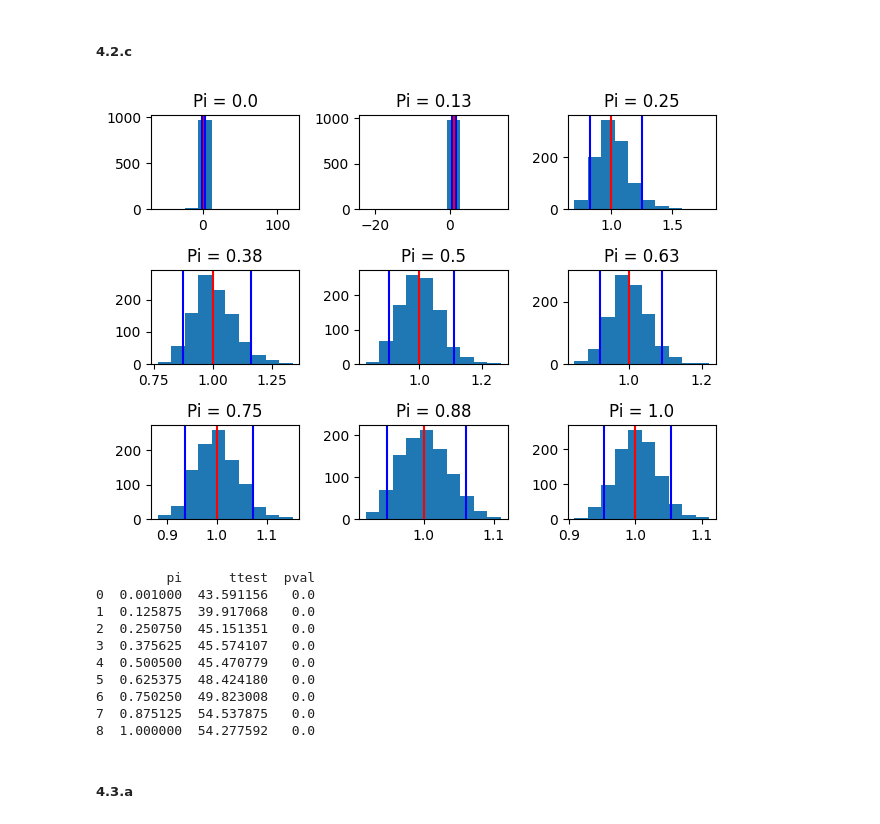
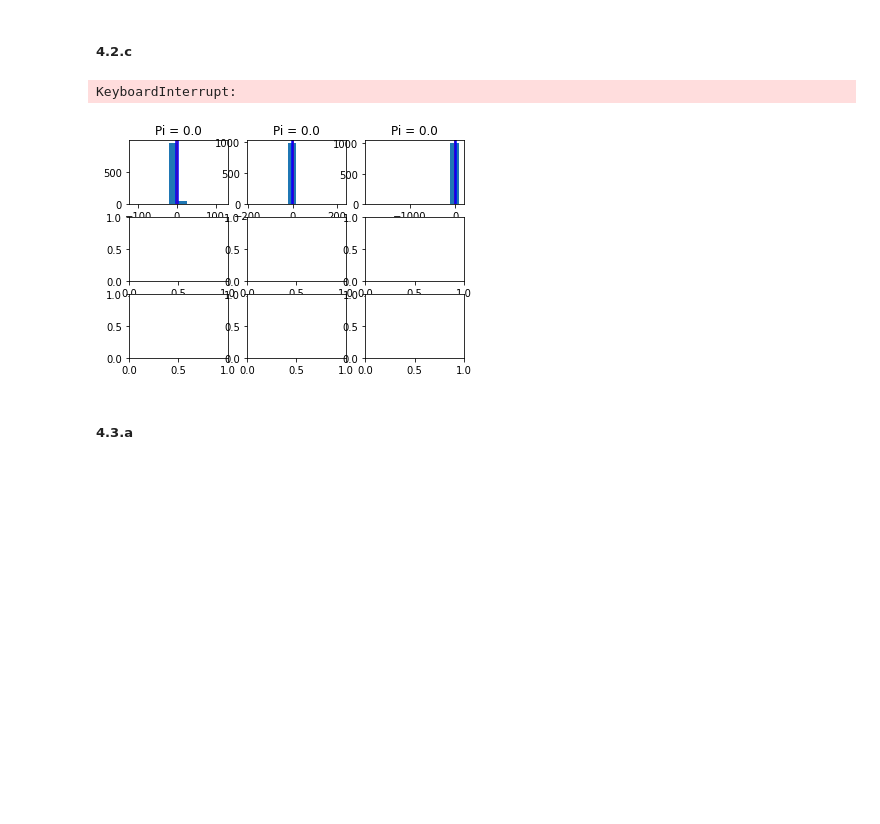
Before and after one commit to skjorlien/ARE212_ProblemSets, a Jupyter notebook: PS2/code/Q4_notebook.ipynb, the cells around one changed output. Cells and saved outputs as stored; diff of their text form; code cells hidden in the pictures; blank space fills up the shorter version.

```diff
--- a/PS2/code/Q4_notebook.ipynb
+++ b/PS2/code/Q4_notebook.ipynb
@@ -14,7 +14,9 @@ n = 1000
 beta = 1
 pi = 1
 
-b = np.array([utils.do_two_sls(n, beta, pi) for i in range(1000)])
+monte_carlo_outputs = np.array([utils.do_two_sls(n, beta, pi) for i in range(1000)])
+b = monte_carlo_outputs[:,0]
+mean_hyp_vals = monte_carlo_outputs[:,1:].mean(0)
 
 monte_carlo_5 = np.percentile(b, 5)
 monte_carlo_95 = np.percentile(b, 95)
@@ -26,10 +28,9 @@ ax.axvline(x = monte_carlo_95, color = 'b')
 ax.set_title(f"Montecarlo simulations, N = {n}")
 plt.show()
 
-x, y, Z = utils.dgp(n, beta, pi)
-model = Two_SLS(y, x, Z)
-print(f"t-test: \n {model.ttest()}\n")
-print(f"p-value of t-test:\n {model.p_val()}\n")
-print(f"2SLS 95% CI: \n {model.ci(0.95)}\n")
+
+print(f"t-test: \n {mean_hyp_vals[0]}\n")
+print(f"p-value of t-test:\n {mean_hyp_vals[1]}\n")
+print(f"2SLS 95% CI: \n {(mean_hyp_vals[2],mean_hyp_vals[3])}\n")
 print(f"Monte Carlo 95% CI: \n {(monte_carlo_5, monte_carlo_95)}")
 # %% [output]
@@ -49,44 +50,38 @@ Monte Carlo 95% CI:
 ##### 4.2.c
 # %%
 n = 1000
-pi = np.linspace(0.001,1,9)
+pi = np.exp(np.linspace(np.log(0.0001),0,9))
 fig, ax = plt.subplots(3,3)
 ax = ax.reshape(-1)
 ttest = np.empty(0)
 pval = np.empty(0)
 for i, coef in enumerate(pi):
-    b = np.array([utils.do_two_sls(n, beta, coef) for i in range(1000)])
+    monte_carlo_outputs = np.array([utils.do_two_sls(n, beta, coef) for i in range(1000)])
+    b = monte_carlo_outputs[:,0]
+    mean_hyp_vals = monte_carlo_outputs[:,1:].mean(0)
+
     monte_carlo_5 = np.percentile(b, 5)
     monte_carlo_95 = np.percentile(b, 95)
 
     # get ttest and pval of single draw for each pi
     x, y, Z = utils.dgp(n, beta, coef)
     model = Two_SLS(y, x, Z)
-    ttest = np.append(ttest, model.ttest())
-    pval = np.append(pval, model.p_val())
+    ttest = np.append(ttest, mean_hyp_vals[0])
+    pval = np.append(pval, mean_hyp_vals[1])
 
     ax[i].hist(b)
     ax[i].set_title(f"Pi = {np.round(coef, 2)}")
     ax[i].axvline(x=1, color='r', label='True beta')
     ax[i].axvline(x = monte_carlo_5, color = 'b')
     ax[i].axvline(x = monte_carlo_95, color = 'b')
 fig.tight_layout()
 plt.show()
 
 
 print(pd.DataFrame({'pi': pi, 'ttest': ttest, 'pval': pval}))
 # %% [output]
+KeyboardInterrupt:
-[figure, old version]
+[figure, new version]
-         pi      ttest  pval
-0  0.001000  43.591156   0.0
-1  0.125875  39.917068   0.0
-2  0.250750  45.151351   0.0
-3  0.375625  45.574107   0.0
-4  0.500500  45.470779   0.0
-5  0.625375  48.424180   0.0
-6  0.750250  49.823008   0.0
-7  0.875125  54.537875   0.0
-8  1.000000  54.277592   0.0
 # %% [markdown]
 ##### 4.3.a
 # %%
```
Also changed, not shown: parts of 2 cells of this notebook, 1 other file.
